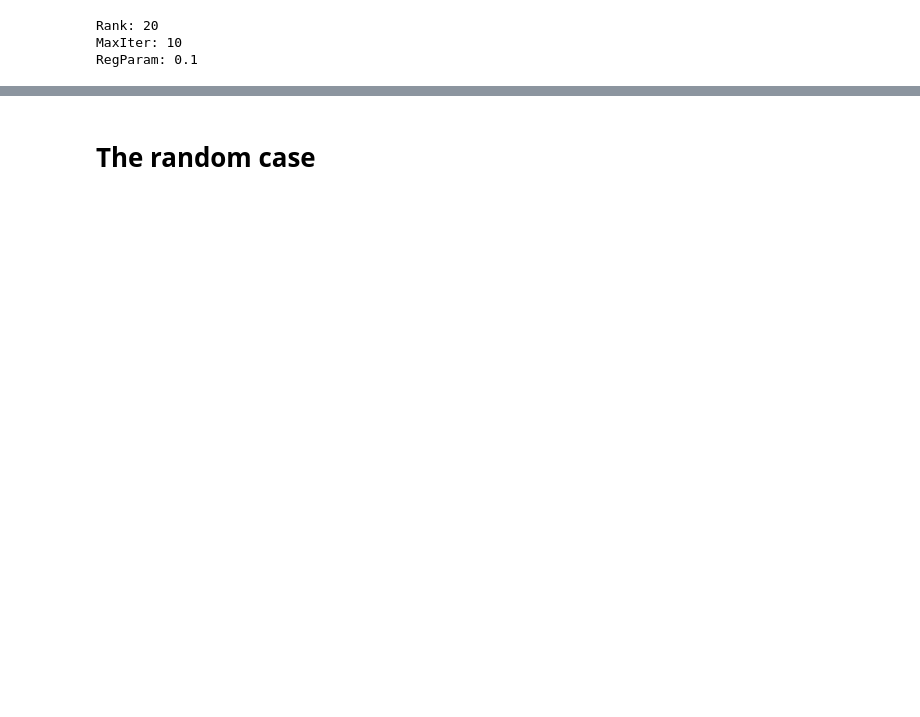
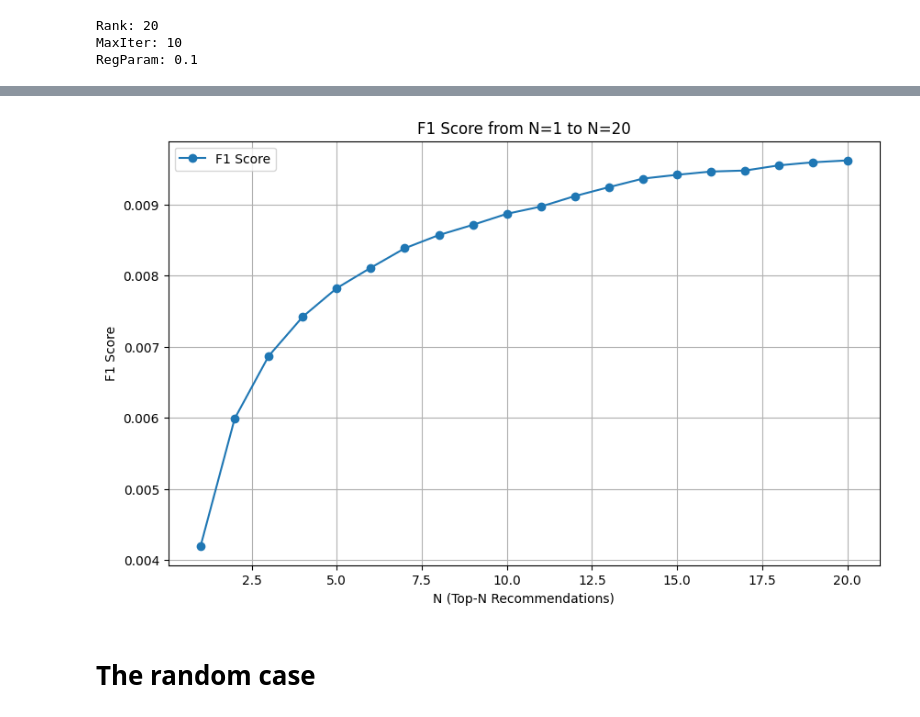
Before and after one commit to esbendamkjaer/DTU-CTFDS-02807-PROJ, a Jupyter notebook: src/dtu_ctfds_02807_proj/collaborative/als_model.ipynb, the cells around one changed output, grey strips where cells are left out. Cells and saved outputs as stored; diff of their text form; code cells hidden in the pictures; blank space fills up the shorter version.

```diff
--- a/src/dtu_ctfds_02807_proj/collaborative/als_model.ipynb
+++ b/src/dtu_ctfds_02807_proj/collaborative/als_model.ipynb
@@ -177 +202,7 @@ implicit_predictions = implicit_model.transform(reviews_test).cache()
+# %%
+# Save model
+implicit_model.save('models/implicit_als_model')
+
+# Load the ALS model
+implicit_model = ALSModel.load('models/implicit_als_model')
 # %% [markdown]
@@ -428,3 +465,25 @@ F1@20: 0.018467202354485606
+# %%
+N_values = range(1, 21)
+
+# Compute precision, recall, and F1 scores
+precision_at_n_values = [metrics.precisionAt(n) for n in N_values]
+recall_at_n_values = [metrics.recallAt(n) for n in N_values]
+f1_at_n_values = [
+    2 * (p * r) / (p + r) if (p + r) > 0 else 0
+    for p, r in zip(precision_at_n_values, recall_at_n_values)
+]
+
+# Plot F1 scores
+plt.figure(figsize=(10, 6))
+plt.plot(N_values, f1_at_n_values, marker='o', label="F1 Score")
+plt.title("F1 Score from N=1 to N=20")
+plt.xlabel("N (Top-N Recommendations)")
+plt.ylabel("F1 Score")
+plt.grid()
+plt.legend()
+plt.show()
+# %% [output]
+[figure, added]
 # %% [markdown]
 # The random case
 # %%
```
Also changed, not shown: parts of 16 cells of this notebook.
